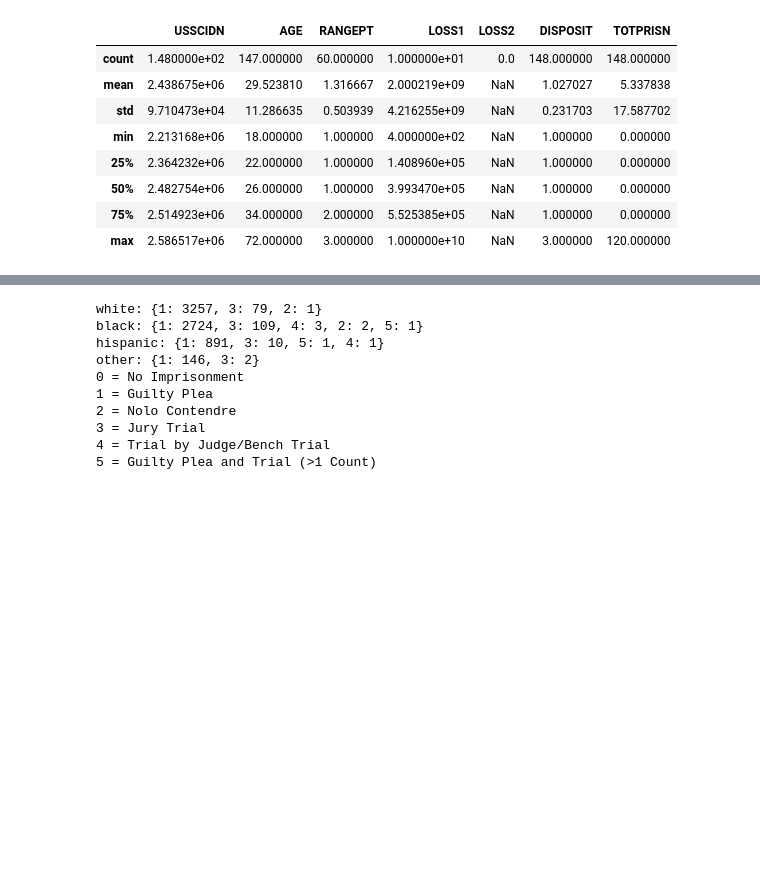
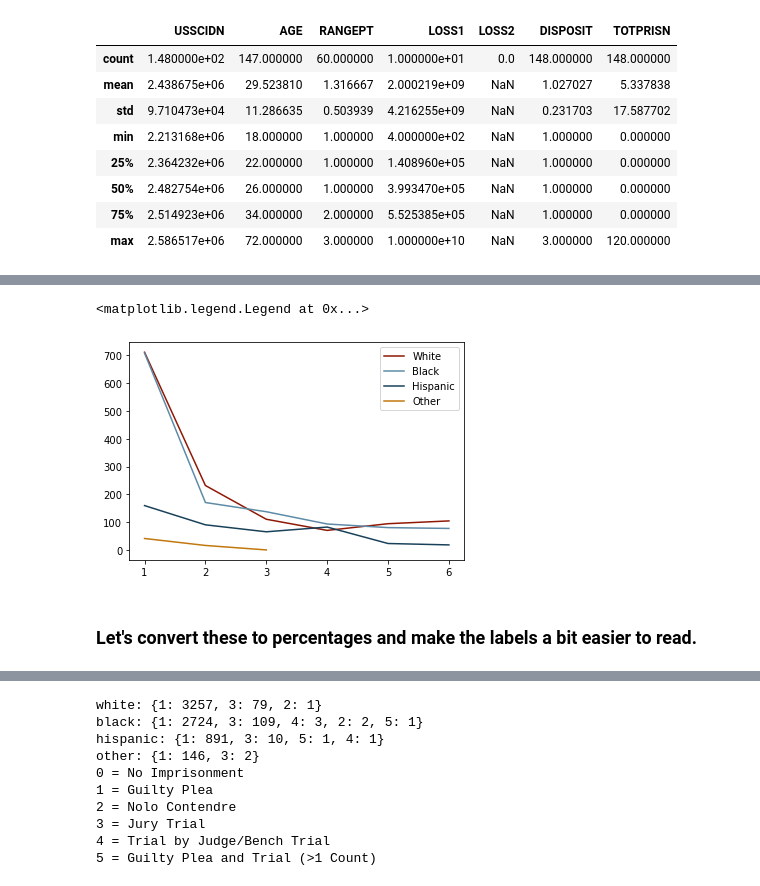
Before and after one commit to jenwhitson/sentencing_project, a Jupyter notebook: notebooks/individual_offender_eda.ipynb, the cells around one changed output, grey strips where cells are left out. Drawn from its saved outputs; the diff is of its cells as text; code cells hidden in the pictures; blank space fills up the shorter version.

```diff
--- a/notebooks/individual_offender_eda.ipynb
+++ b/notebooks/individual_offender_eda.ipynb
@@ -1472,8 +1488,12 @@ other_stats.describe()
 # %%
 white_rangept = white_stats.value_counts('RANGEPT').to_dict()
+white_rangept = dict(sorted(white_rangept.items(), key = lambda item: item[0], reverse = False))
 black_rangept = black_stats.value_counts('RANGEPT').to_dict()
+black_rangept = dict(sorted(black_rangept.items(), key = lambda item: item[0], reverse = False))
 hispanic_rangept = hispanic_stats.value_counts('RANGEPT').to_dict()
+hispanic_rangept = dict(sorted(hispanic_rangept.items(), key = lambda item: item[0], reverse = False))
 other_rangept = other_stats.value_counts('RANGEPT').to_dict()
+other_rangept = dict(sorted(other_rangept.items(), key = lambda item: item[0], reverse = False))
 # %%
 print('white: ' + str(white_rangept))
 print('black: ' + str(black_rangept))
@@ -1496,3 +1516,14 @@ other: {1.0: 42, 2.0: 17, 3.0: 1}
 4 = Upper Half of Range
 5 = Guideline Maximum
 6 = Guideline Min/Max Are Equal
+# %%
+plt.plot(white_rangept.keys(), white_rangept.values(), color = '#8F1703', label = 'White')
+plt.plot(black_rangept.keys(), black_rangept.values(), color = '#5D8AA6', label = 'Black')
+plt.plot(hispanic_rangept.keys(), hispanic_rangept.values(), color = '#184059', label = 'Hispanic')
+plt.plot(other_rangept.keys(), other_rangept.values(), color = '#C2770C', label = 'Other')
+plt.legend()
+# %% [output]
+<matplotlib.legend.Legend at 0x...>
+[figure, added]
+# %% [markdown]
+### Let's convert these to percentages and make the labels a bit easier to read.
```
Also changed, not shown: parts of 34 cells of this notebook.
